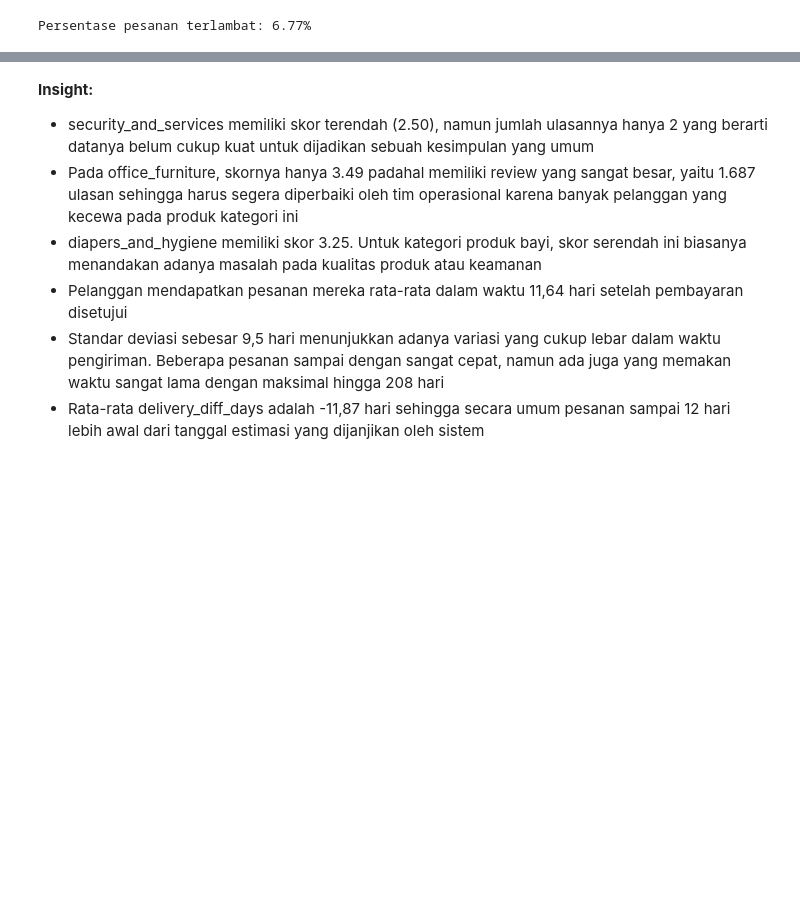
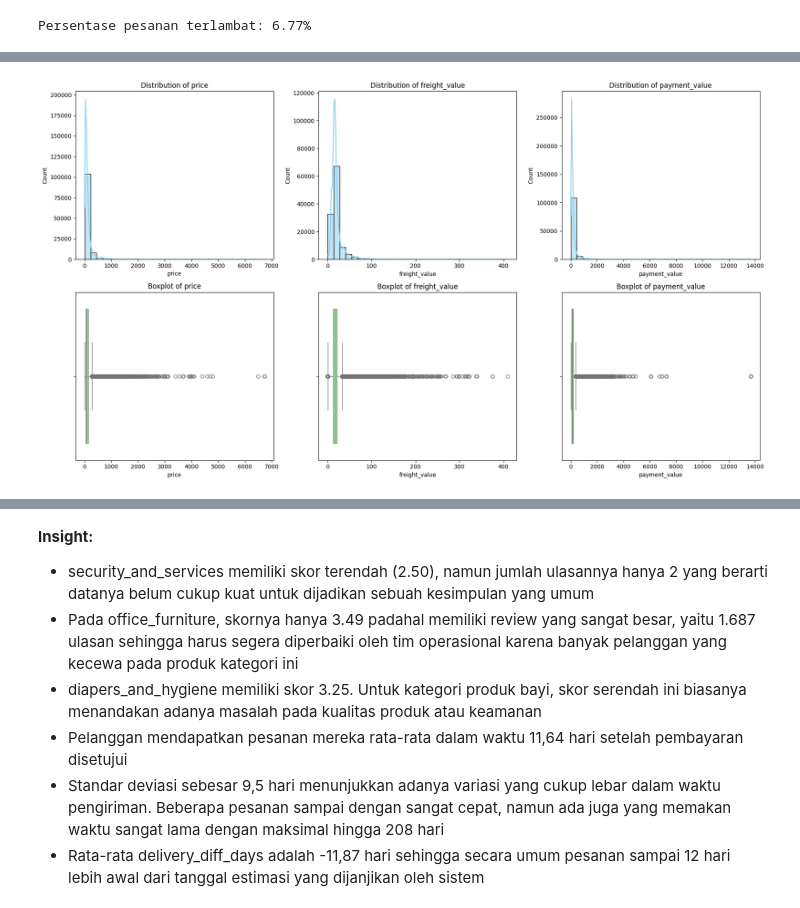
Before and after one commit to hilmyinaja/Data-Analysis-E-Commerce-Public-Dataset, a Jupyter notebook: notebook.ipynb, the cells around one changed output, grey strips where cells are left out. Cells and saved outputs as stored; diff of their text form; code cells hidden in the pictures; blank space fills up the shorter version.

Commit message:
add: price and freight

```diff
--- a/notebook.ipynb
+++ b/notebook.ipynb
@@ -652,0 +661,3 @@ Persentase pesanan terlambat: 6.77%
+# %%
+numeric_cols = ['price', 'freight_value', 'payment_value']
+eda_df = all_df.dropna(subset=numeric_cols).copy()
@@ -652,0 +685,12 @@ Persentase pesanan terlambat: 6.77%
+# %%
+fig, axes = plt.subplots(2, 3, figsize=(18, 10))
+for i, col in enumerate(numeric_cols):
+    sns.histplot(eda_df[col], kde=True, bins=30, ax=axes[0, i], color='skyblue')
+    axes[0, i].set_title(f'Distribution of {col}')
+
+    sns.boxplot(x=eda_df[col], ax=axes[1, i], color='lightgreen')
+    axes[1, i].set_title(f'Boxplot of {col}')
+plt.tight_layout()
+plt.show()
+# %% [output]
+[figure, added]
```
Also changed, not shown: parts of 11 cells of this notebook.
